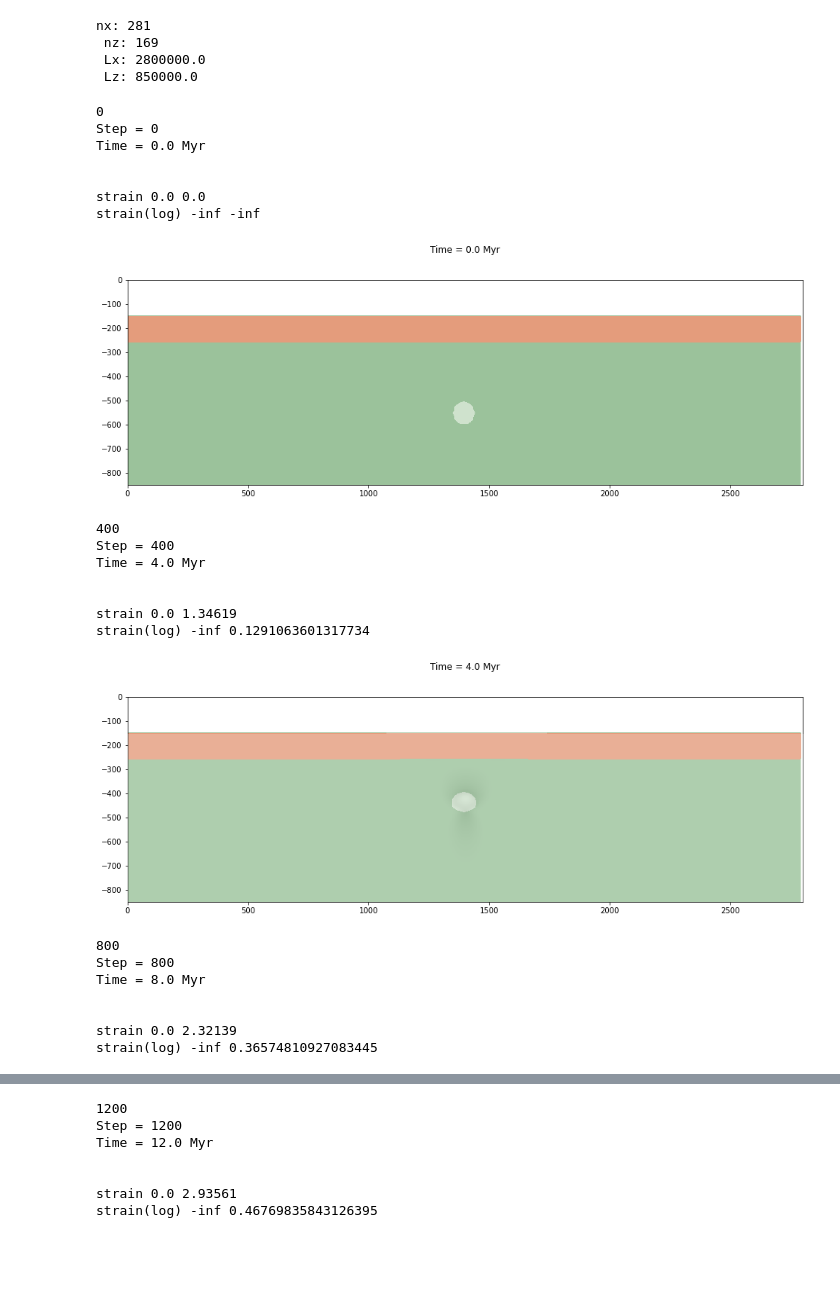
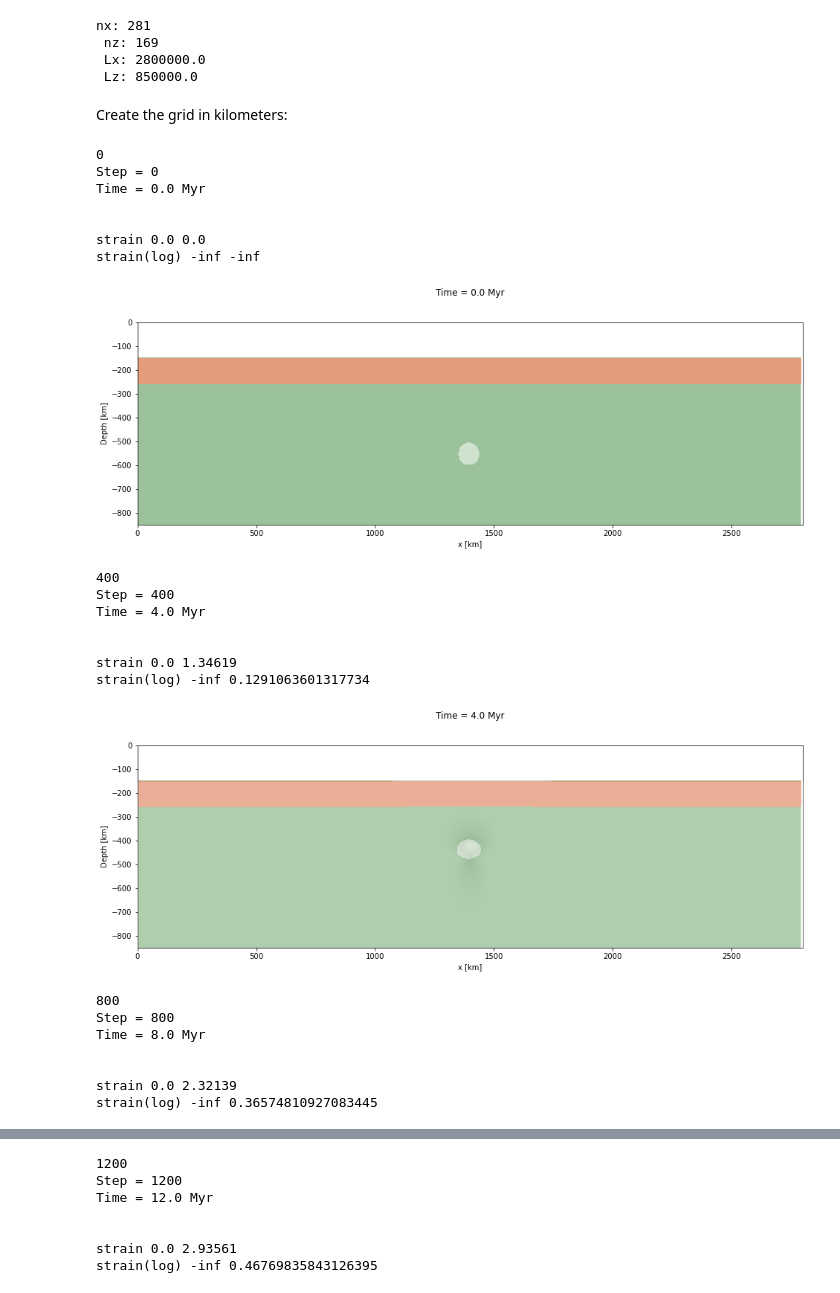
Before and after one commit to ggciag/mandyoc, a Jupyter notebook: examples/Crameri2012_case2/create_input_and_plot.ipynb, the cells around one changed output, grey strips where cells are left out. Drawn from its saved outputs; the diff is of its cells as text; code cells hidden in the pictures; blank space fills up the shorter version.

```diff
--- a/examples/Crameri2012_case2/create_input_and_plot.ipynb
+++ b/examples/Crameri2012_case2/create_input_and_plot.ipynb
@@ -312,13 +314,15 @@ nx: 281
  nz: 169
  Lx: 2800000.0
  Lz: 850000.0
+# %% [markdown]
+Create the grid in kilometers:
 # %%
 xi = np.linspace(0, Lx / 1e3, Nx)
 zi = np.linspace(-Lz / 1e3, 0, Nz)
 
 xx, zz = np.meshgrid(xi, zi)
 # %%
-for cont in range(step_initial, step_final + d_step, d_step):  #
+for cont in range(step_initial, step_final + d_step, d_step):
     print(cont)
 
     # Read time
@@ -386,35 +390,36 @@ for cont in range(step_initial, step_final + d_step, d_step):  #
     # Plot density
     plt.contourf(
         xx,
         zz,
         visco_log,
         levels=[19.5, 20.5, 21.5, 23.5],
         colors=colors,
     )
 
     # plot strain_log
     plt.imshow(
         strain_log[::-1, :],
         extent=[np.min(xx), np.max(xx), np.min(zz), np.max(zz)],
         zorder=100,
         alpha=0.2,
         cmap=plt.get_cmap("Greys"),
         vmin=-0.5,
         vmax=0.9,
     )
 
-
+    plt.xlabel("x [km]")
+    plt.ylabel("Depth [km]")
 
     plt.show()
 # %% [output]
 0
 Step = 0
 Time = 0.0 Myr
 
 
 strain 0.0 0.0
 strain(log) -inf -inf
-[figure, old version]
+[figure, new version]
 400
 Step = 400
 Time = 4.0 Myr
@@ -422,7 +427,7 @@ Time = 4.0 Myr
 
 strain 0.0 1.34619
 strain(log) -inf 0.1291063601317734
-[figure, old version]
+[figure, new version]
 800
 Step = 800
 Time = 8.0 Myr
```
Also changed, not shown: parts of 3 cells of this notebook, 3 other files.
